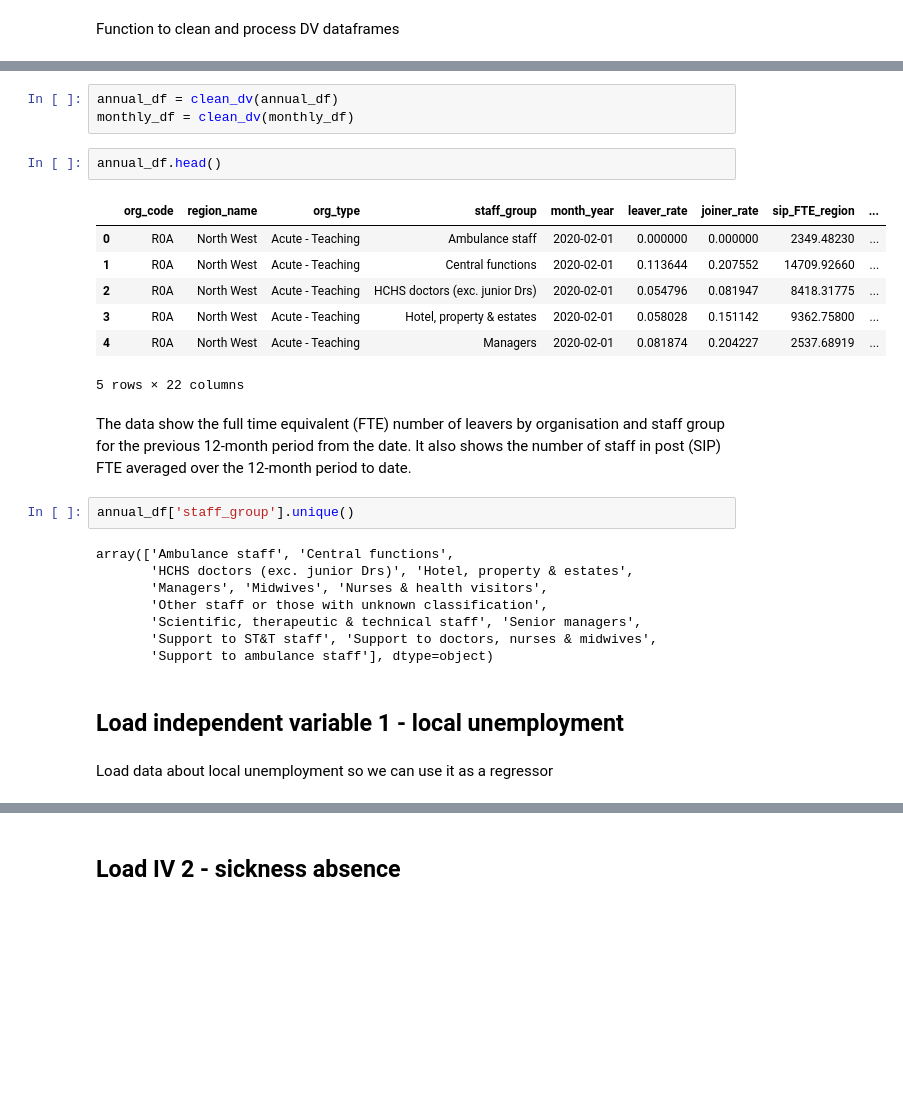
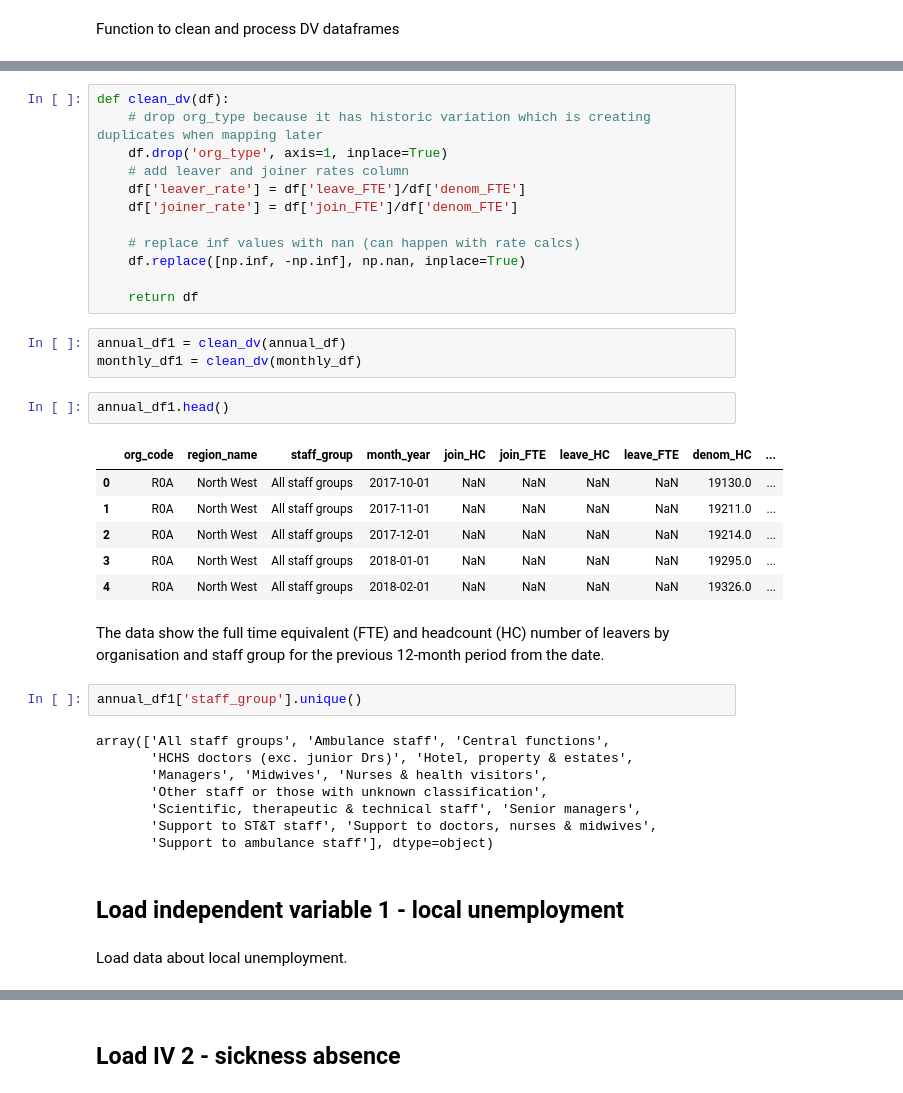
Before and after one commit to marierrogers/HSMAproject2023, a Jupyter notebook: 02_scripts/data_processing_for_dash.ipynb, the cells around one changed output, grey strips where cells are left out. Drawn from its saved outputs; the diff is of its cells as text; blank space fills up the shorter version.

Commit message:
data processing for dash

```diff
--- a/02_scripts/data_processing_for_dash.ipynb
+++ b/02_scripts/data_processing_for_dash.ipynb
@@ -111,22 +55,33 @@ def clean_dv(df):
+# %%
+def clean_dv(df):
+    # drop org_type because it has historic variation which is creating duplicates when mapping later
+    df.drop('org_type', axis=1, inplace=True)
+    # add leaver and joiner rates column
+    df['leaver_rate'] = df['leave_FTE']/df['denom_FTE']
+    df['joiner_rate'] = df['join_FTE']/df['denom_FTE']
+
+    # replace inf values with nan (can happen with rate calcs)
+    df.replace([np.inf, -np.inf], np.nan, inplace=True)
+
+    return df
 # %%
-annual_df = clean_dv(annual_df)
-monthly_df = clean_dv(monthly_df)
+annual_df1 = clean_dv(annual_df)
+monthly_df1 = clean_dv(monthly_df)
 # %%
-annual_df.head()
+annual_df1.head()
 # %% [output]
-|  | org_code | region_name | org_type | staff_group | month_year | leaver_rate | joiner_rate | sip_FTE_region | ... |
-| 0 | R0A | North West | Acute - Teaching | Ambulance staff | 2020-02-01 | 0.000000 | 0.000000 | 2349.48230 | ... |
-| 1 | R0A | North West | Acute - Teaching | Central functions | 2020-02-01 | 0.113644 | 0.207552 | 14709.92660 | ... |
-| 2 | R0A | North West | Acute - Teaching | HCHS doctors (exc. junior Drs) | 2020-02-01 | 0.054796 | 0.081947 | 8418.31775 | ... |
-| 3 | R0A | North West | Acute - Teaching | Hotel, property & estates | 2020-02-01 | 0.058028 | 0.151142 | 9362.75800 | ... |
-| 4 | R0A | North West | Acute - Teaching | Managers | 2020-02-01 | 0.081874 | 0.204227 | 2537.68919 | ... |
+|  | org_code | region_name | staff_group | month_year | join_HC | join_FTE | leave_HC | leave_FTE | denom_HC | ... |
+| 0 | R0A | North West | All staff groups | 2017-10-01 | NaN | NaN | NaN | NaN | 19130.0 | ... |
+| 1 | R0A | North West | All staff groups | 2017-11-01 | NaN | NaN | NaN | NaN | 19211.0 | ... |
+| 2 | R0A | North West | All staff groups | 2017-12-01 | NaN | NaN | NaN | NaN | 19214.0 | ... |
+| 3 | R0A | North West | All staff groups | 2018-01-01 | NaN | NaN | NaN | NaN | 19295.0 | ... |
+| 4 | R0A | North West | All staff groups | 2018-02-01 | NaN | NaN | NaN | NaN | 19326.0 | ... |
-5 rows × 22 columns
 # %% [markdown]
-The data show the full time equivalent (FTE) number of leavers by organisation and staff group for the previous 12-month period from the date. It also shows the number of staff in post (SIP) FTE averaged over the 12-month period to date.
+The data show the full time equivalent (FTE) and headcount (HC) number of leavers by organisation and staff group for the previous 12-month period from the date.
 # %%
-annual_df['staff_group'].unique()
+annual_df1['staff_group'].unique()
 # %% [output]
-array(['Ambulance staff', 'Central functions',
+array(['All staff groups', 'Ambulance staff', 'Central functions',
        'HCHS doctors (exc. junior Drs)', 'Hotel, property & estates',
        'Managers', 'Midwives', 'Nurses & health visitors',
        'Other staff or those with unknown classification',
@@ -136,7 +91,7 @@ array(['Ambulance staff', 'Central functions',
 # %% [markdown]
 ## Load independent variable 1 - local unemployment
 # %% [markdown]
-Load data about local unemployment so we can use it as a regressor
+Load data about local unemployment.
 # %%
 url_r1 = '../01_data/ONS_localunemployment_monthly.csv'
 df_r1 = pd.read_csv(url_r1, parse_dates=['Date'])
```
Also changed, not shown: parts of 33 cells of this notebook, 2 other files.
